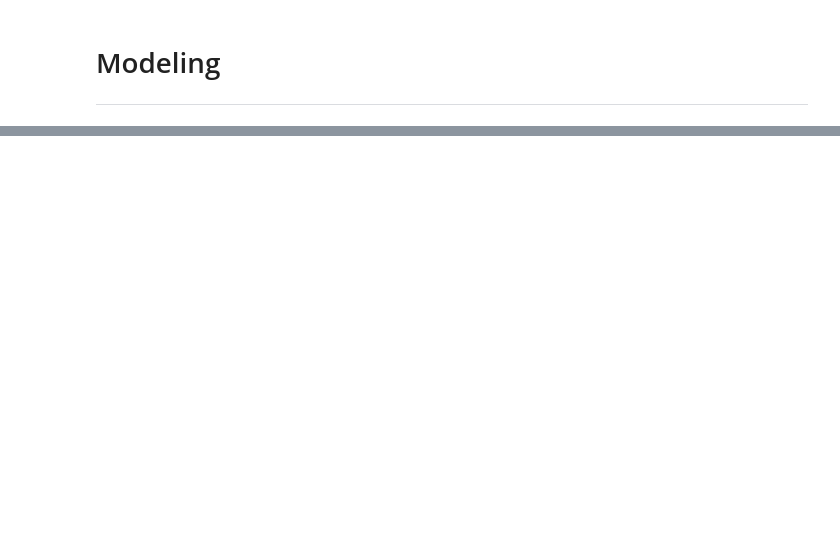
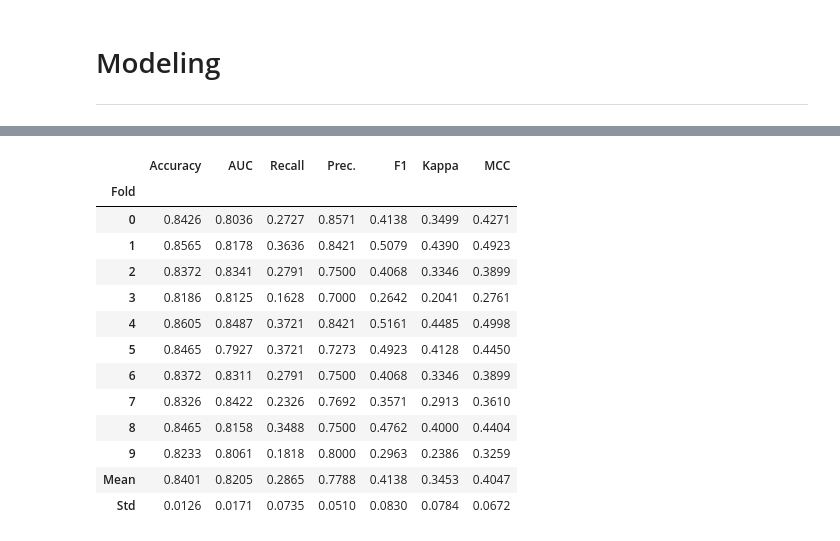
Before and after one commit to s-masrur/cbi_scoring_original, a Jupyter notebook: modelling_non_synthetic.ipynb, the cells around one changed output, grey strips where cells are left out. Saved outputs shown, nothing was run; the diff lists cells and outputs as text; code cells hidden in the pictures; blank space fills up the shorter version.

```diff
--- a/modelling_non_synthetic.ipynb
+++ b/modelling_non_synthetic.ipynb
@@ -304,0 +379,7 @@ trained_model_catboost = exp.create_model(
+# %%
+# train gbc
+trained_model_gbc = exp.create_model(
+    estimator='gbc',
+    learning_rate=0.03,
+    fold=5
+)
@@ -304,0 +398,6 @@ trained_model_catboost = exp.create_model(
+# %%
+# train rf
+trained_model_rf = exp.create_model(
+    estimator='rf',
+    fold=5
+)
@@ -372,0 +620,3 @@ results
+# %%
+three_models = exp.blend_models([trained_model_catboost,trained_model_gbc, trained_model_rf])
+# %% [output]
@@ -372,0 +624,14 @@ results
+|  | Accuracy | AUC | Recall | Prec. | F1 | Kappa | MCC |
+| Fold |  |  |  |  |  |  |  |
+| 0 | 0.8426 | 0.8036 | 0.2727 | 0.8571 | 0.4138 | 0.3499 | 0.4271 |
+| 1 | 0.8565 | 0.8178 | 0.3636 | 0.8421 | 0.5079 | 0.4390 | 0.4923 |
+| 2 | 0.8372 | 0.8341 | 0.2791 | 0.7500 | 0.4068 | 0.3346 | 0.3899 |
+| 3 | 0.8186 | 0.8125 | 0.1628 | 0.7000 | 0.2642 | 0.2041 | 0.2761 |
+| 4 | 0.8605 | 0.8487 | 0.3721 | 0.8421 | 0.5161 | 0.4485 | 0.4998 |
+| 5 | 0.8465 | 0.7927 | 0.3721 | 0.7273 | 0.4923 | 0.4128 | 0.4450 |
+| 6 | 0.8372 | 0.8311 | 0.2791 | 0.7500 | 0.4068 | 0.3346 | 0.3899 |
+| 7 | 0.8326 | 0.8422 | 0.2326 | 0.7692 | 0.3571 | 0.2913 | 0.3610 |
+| 8 | 0.8465 | 0.8158 | 0.3488 | 0.7500 | 0.4762 | 0.4000 | 0.4404 |
+| 9 | 0.8233 | 0.8061 | 0.1818 | 0.8000 | 0.2963 | 0.2386 | 0.3259 |
+| Mean | 0.8401 | 0.8205 | 0.2865 | 0.7788 | 0.4138 | 0.3453 | 0.4047 |
+| Std | 0.0126 | 0.0171 | 0.0735 | 0.0510 | 0.0830 | 0.0784 | 0.0672 |
```
Also changed, not shown: parts of 39 cells of this notebook, 2 other files.
